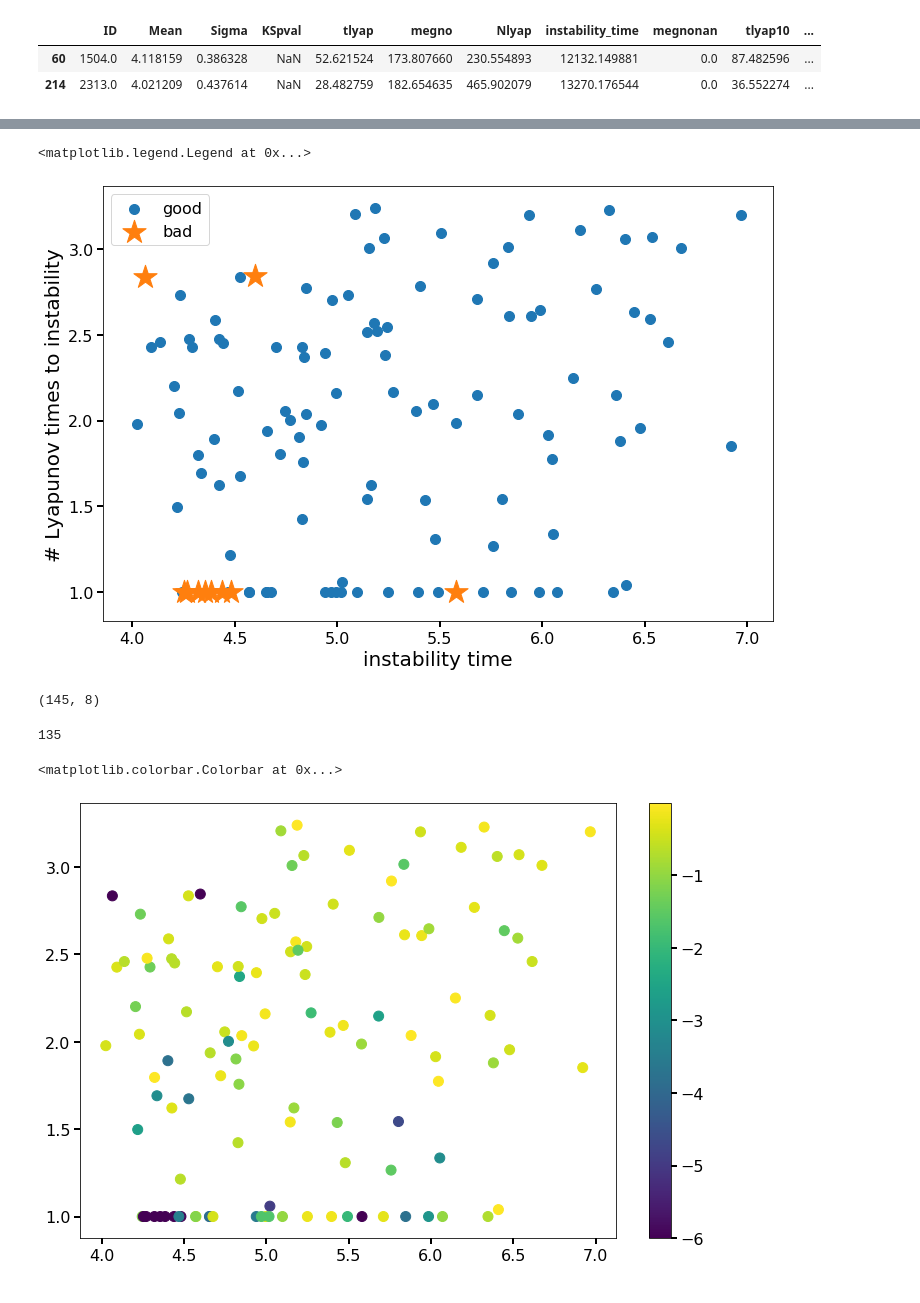
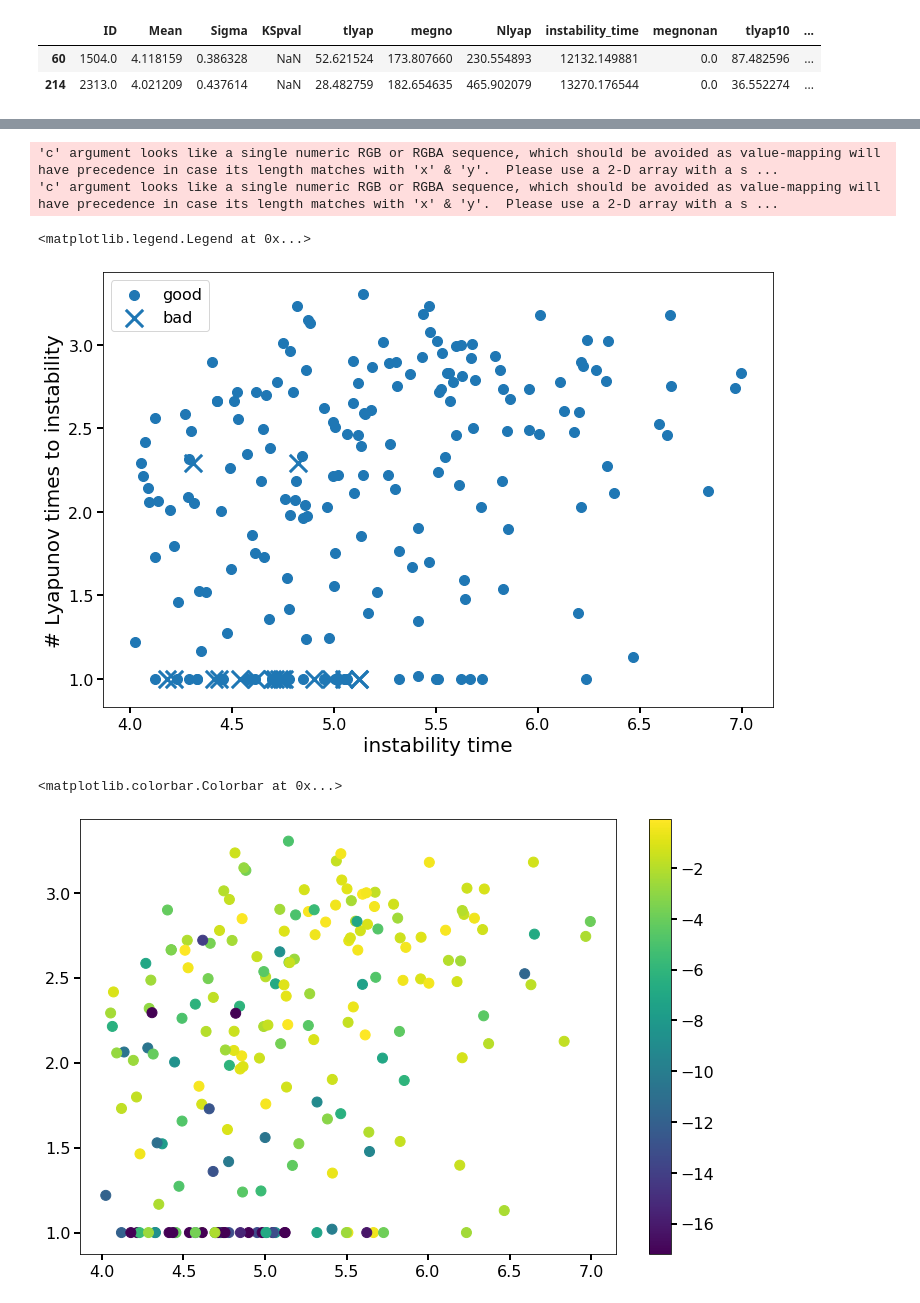
Before and after one commit to Naireen/StabilitySetImage, a Jupyter notebook: Analysis/SeparateExponentialsFromLognormals.ipynb, the cells around one changed output, grey strips where cells are left out. Cells and saved outputs as stored; diff of their text form; code cells hidden in the pictures.

```diff
--- a/Analysis/SeparateExponentialsFromLognormals.ipynb
+++ b/Analysis/SeparateExponentialsFromLognormals.ipynb
@@ -7,8 +7,8 @@ import pandas as pd
 plt.style.use('paper')
 # %%
 csvpath = '../csvs/random/random_features/'
-df = pd.read_csv(csvpath+'random1e7featuressplit.csv', index_col=0)
-df.head()
+dfrand = pd.read_csv(csvpath+'random1e7featuressplit.csv', index_col=0)
+dfrand.head()
 # %% [output]
 |  | ID | Mean | Sigma | KSpval | tlyap | megno | Nlyap | instability_time | megnonan | tlyap10 | ... |
 | 0 | 1007.0 | 5.587629 | 0.464593 | 6.663128e-02 | 40139.135651 | 76.149933 | 4.335908 | 1.740396e+05 | 0.0 | 167.062457 | ... |
@@ -55,0 +31,4 @@ Name: instability_time, dtype: float64
+# %%
+cutoffrand = 6.2e-18 # from instabilitytimehistograms.ipynb
+badrand = (dfrand['KSpval'] < cutoffrand)
+badrand.sum()
@@ -100,26 +115,21 @@ Fraction of bad systems:0.069
 # %%
+cmap = plt.get_cmap("tab10")
 fig, ax = plt.subplots(figsize=(12,8))
-ax.scatter(np.log10(df['instability_time'])[good], np.log10(df['Nlyap10'])[good], marker='o', label='good')
-ax.scatter(np.log10(df['instability_time'])[~good], np.log10(df['Nlyap10'])[~good], marker='*', s=600, label='bad')
+ax.scatter(np.log10(dfrand['instability_time'])[~badrand], np.log10(dfrand['Nlyap10'])[~badrand], c=cmap(0), marker='o', label='good')
+ax.scatter(np.log10(dfrand['instability_time'])[badrand], np.log10(dfrand['Nlyap10'])[badrand], c=cmap(0), marker='x', s=300, label='bad')
 ax.set_xlabel('instability time')
 ax.set_ylabel('# Lyapunov times to instability')
 ax.legend()
 # %% [output]
-<matplotlib.legend.Legend at 0x...>
+'c' argument looks like a single numeric RGB or RGBA sequence, which should be avoided as value-mapping will have precedence in case its length matches with 'x' & 'y'.  Please use a 2-D array with a s ...
+'c' argument looks like a single numeric RGB or RGBA sequence, which should be avoided as value-mapping will have precedence in case its length matches with 'x' & 'y'.  Please use a 2-D array with a s ...
+<matplotlib.legend.Legend at 0x...>
-[figure, old version]
+[figure, new version]
-# %%
-df.shape
-# %% [output]
-(145, 8)
-# %%
-good.sum()
-# %% [output]
-135
 # %%
 fig, ax = plt.subplots(figsize=(12,8))
 cm = plt.cm.get_cmap('RdYlBu')
-cb = ax.scatter(np.log10(df['instability_time']), np.log10(df['Nlyap10']), c=np.log10(df['KSpval']), vmin=-6)
+cb = ax.scatter(np.log10(dfrand['instability_time']), np.log10(dfrand['Nlyap10']), c=np.log10(dfrand['KSpval']), vmin=np.log10(cutoffrand))
 plt.colorbar(cb)
 # %% [output]
 <matplotlib.colorbar.Colorbar at 0x...>
-[figure, old version]
+[figure, new version]
```
Also changed, not shown: parts of 16 cells of this notebook, 1 other file.
